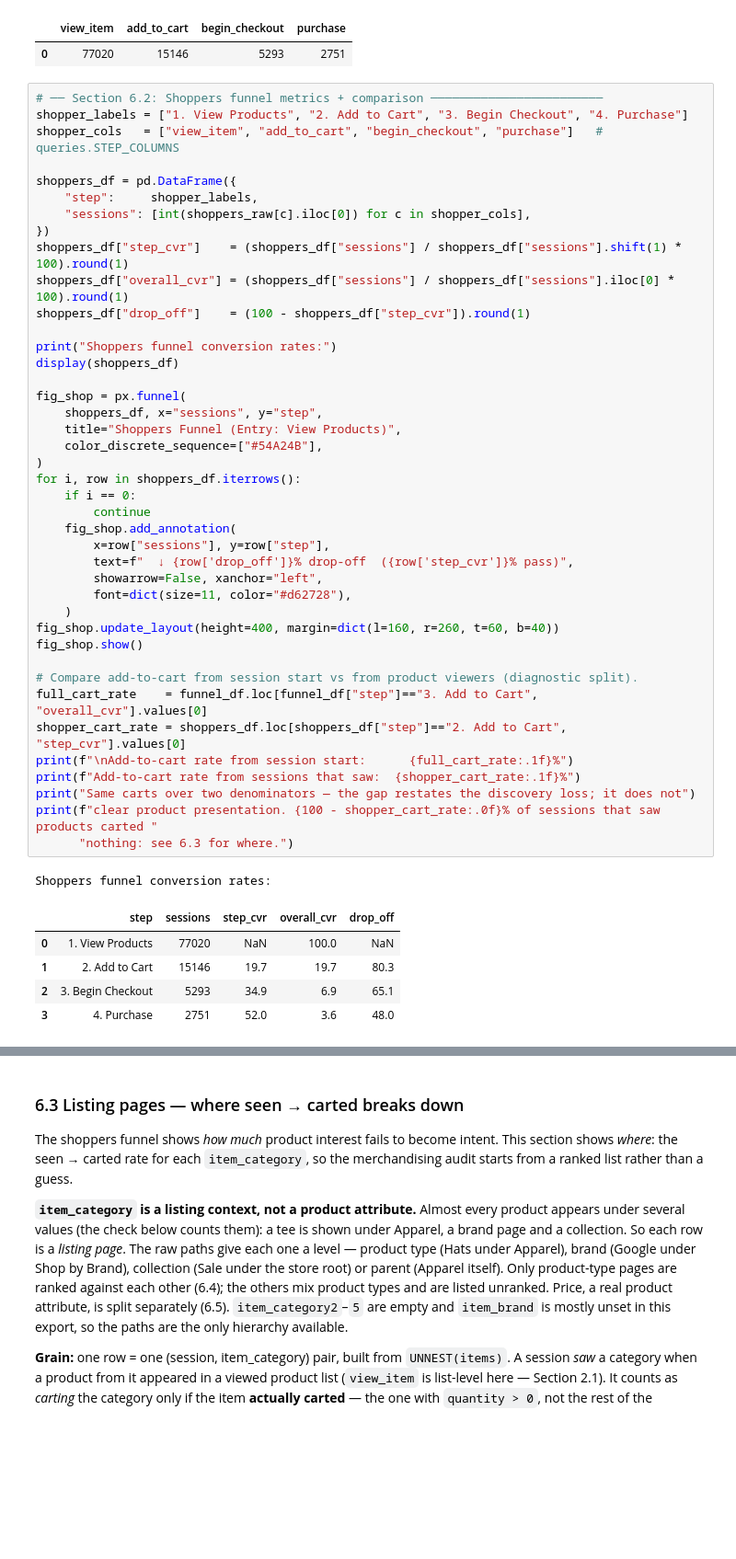
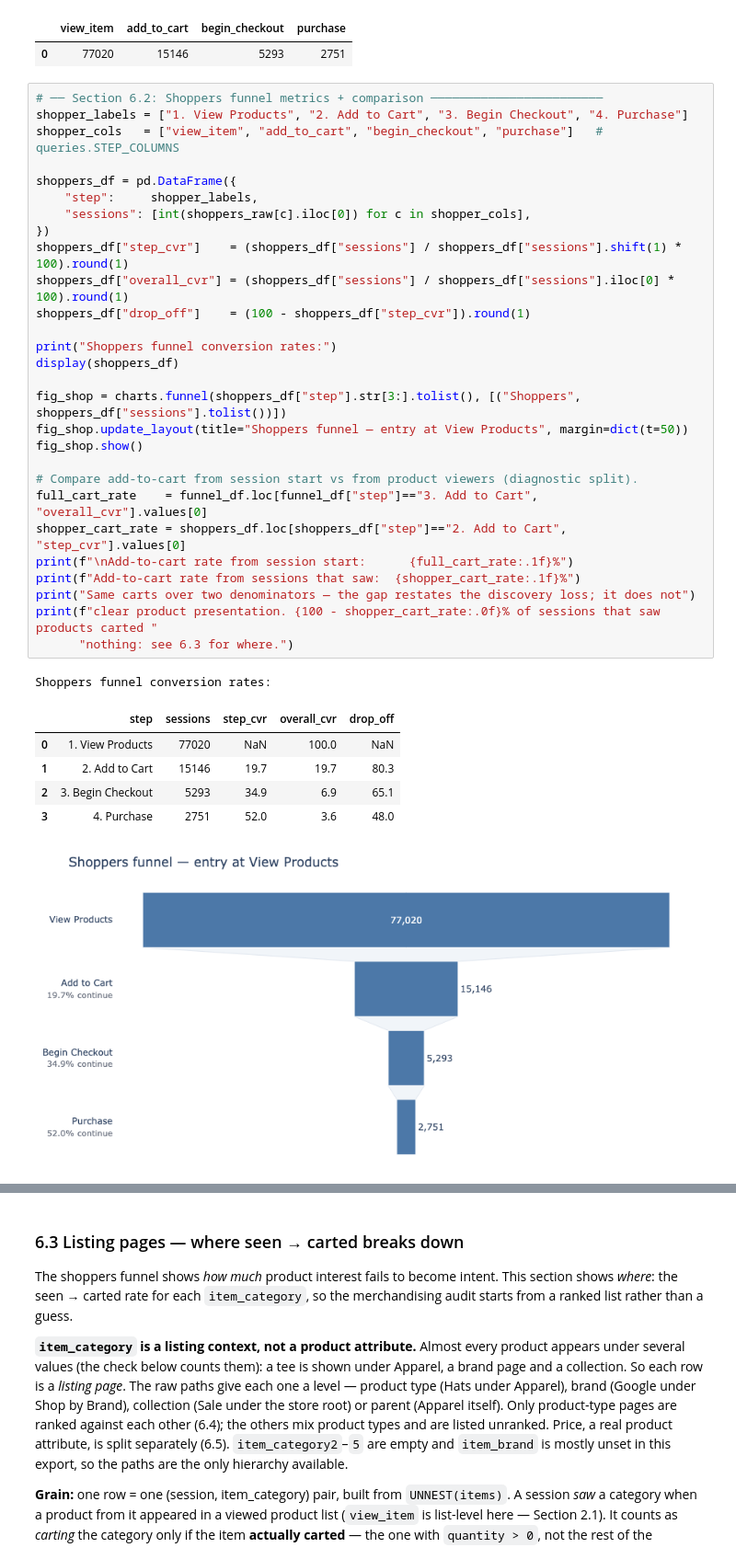
Before and after one commit to guiarpi/ga4-product-analytics, a Jupyter notebook: ga4_funnel_analysis.ipynb, the cells around one changed output, grey strips where cells are left out. Shown at 92% size. Cells and saved outputs as stored; diff of their text form; blank space fills up the shorter version.

```diff
--- a/ga4_funnel_analysis.ipynb
+++ b/ga4_funnel_analysis.ipynb
@@ -1222,48 +1218,36 @@ shopper_labels = ["1. View Products", "2. Add to Cart", "3. Begin Checkout", "4.
 shopper_cols   = ["view_item", "add_to_cart", "begin_checkout", "purchase"]   # queries.STEP_COLUMNS
 
 shoppers_df = pd.DataFrame({
     "step":     shopper_labels,
     "sessions": [int(shoppers_raw[c].iloc[0]) for c in shopper_cols],
 })
 shoppers_df["step_cvr"]    = (shoppers_df["sessions"] / shoppers_df["sessions"].shift(1) * 100).round(1)
 shoppers_df["overall_cvr"] = (shoppers_df["sessions"] / shoppers_df["sessions"].iloc[0] * 100).round(1)
 shoppers_df["drop_off"]    = (100 - shoppers_df["step_cvr"]).round(1)
 
 print("Shoppers funnel conversion rates:")
 display(shoppers_df)
 
-fig_shop = px.funnel(
-    shoppers_df, x="sessions", y="step",
-    title="Shoppers Funnel (Entry: View Products)",
-    color_discrete_sequence=["#54A24B"],
-)
-for i, row in shoppers_df.iterrows():
-    if i == 0:
-        continue
-    fig_shop.add_annotation(
-        x=row["sessions"], y=row["step"],
-        text=f"  ↓ {row['drop_off']}% drop-off  ({row['step_cvr']}% pass)",
-        showarrow=False, xanchor="left",
-        font=dict(size=11, color="#d62728"),
-    )
-fig_shop.update_layout(height=400, margin=dict(l=160, r=260, t=60, b=40))
+fig_shop = charts.funnel(shoppers_df["step"].str[3:].tolist(), [("Shoppers", shoppers_df["sessions"].tolist())])
+fig_shop.update_layout(title="Shoppers funnel — entry at View Products", margin=dict(t=50))
 fig_shop.show()
 
 # Compare add-to-cart from session start vs from product viewers (diagnostic split).
 full_cart_rate    = funnel_df.loc[funnel_df["step"]=="3. Add to Cart", "overall_cvr"].values[0]
 shopper_cart_rate = shoppers_df.loc[shoppers_df["step"]=="2. Add to Cart", "step_cvr"].values[0]
 print(f"\nAdd-to-cart rate from session start:      {full_cart_rate:.1f}%")
 print(f"Add-to-cart rate from sessions that saw:  {shopper_cart_rate:.1f}%")
 print("Same carts over two denominators — the gap restates the discovery loss; it does not")
 print(f"clear product presentation. {100 - shopper_cart_rate:.0f}% of sessions that saw products carted "
       "nothing: see 6.3 for where.")
 # %% [output]
 Shoppers funnel conversion rates:
 |  | step | sessions | step_cvr | overall_cvr | drop_off |
 | 0 | 1. View Products | 77020 | NaN | 100.0 | NaN |
 | 1 | 2. Add to Cart | 15146 | 19.7 | 19.7 | 80.3 |
 | 2 | 3. Begin Checkout | 5293 | 34.9 | 6.9 | 65.1 |
 | 3 | 4. Purchase | 2751 | 52.0 | 3.6 | 48.0 |
+[figure, added]
 Add-to-cart rate from session start:      4.2%
 Add-to-cart rate from sessions that saw:  19.7%
 Same carts over two denominators — the gap restates the discovery loss; it does not
```
Also changed, not shown: parts of 11 cells of this notebook, 3 other files.
